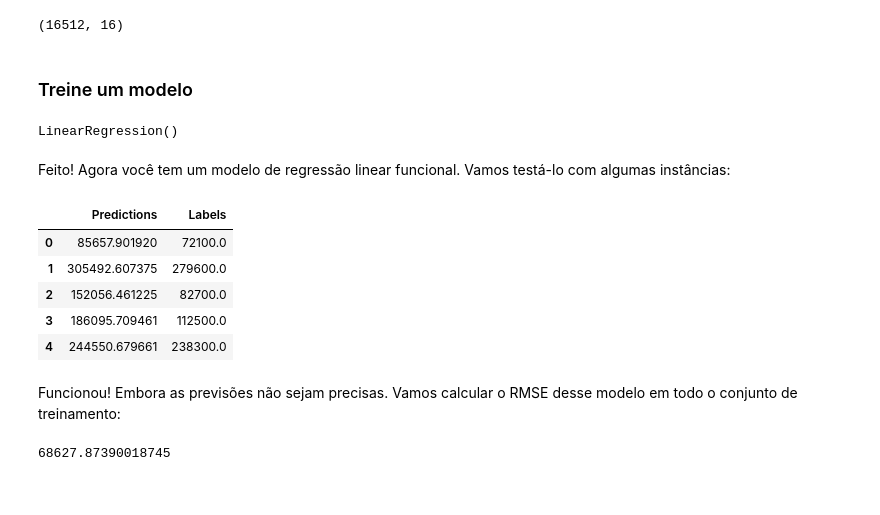
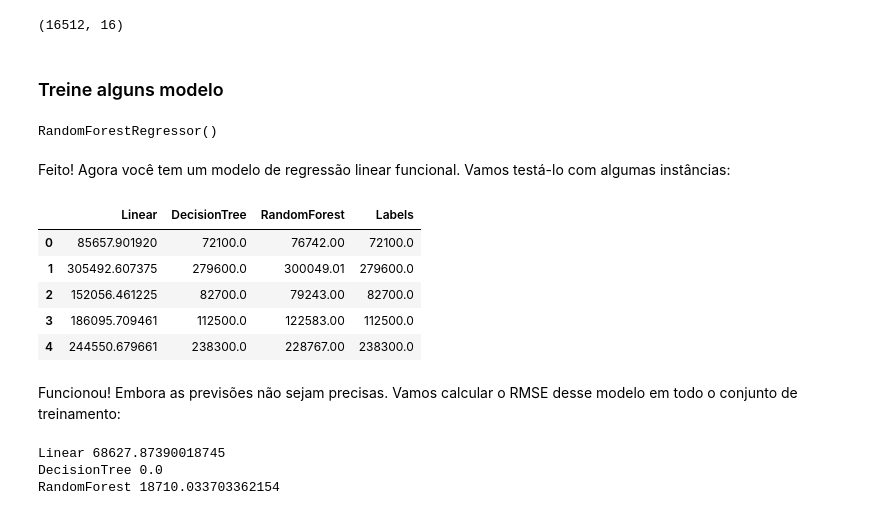
Before and after one commit to ThiagoSegato/livro-apredizado-de-maquina-scikit-learn-keras-tensorflow, a Jupyter notebook: chapter02_analisys1.ipynb, the cells around one changed output. Cells and saved outputs as stored; diff of their text form; code cells hidden in the pictures.

```diff
--- a/chapter02_analisys1.ipynb
+++ b/chapter02_analisys1.ipynb
@@ -189,33 +191,45 @@ dados_preparados.shape
 # %% [output]
 (16512, 16)
 # %% [markdown]
-### Treine um modelo
+### Treine alguns modelo
 # %%
 lin_reg = LinearRegression()
 lin_reg.fit(dados_preparados, dados_rotulos)
+tree_reg = DecisionTreeRegressor()
+tree_reg.fit(dados_preparados, dados_rotulos)
+rforest_reg = RandomForestRegressor()
+rforest_reg.fit(dados_preparados, dados_rotulos)
 # %% [output]
-LinearRegression()
+RandomForestRegressor()
 # %% [markdown]
 Feito! Agora você tem um modelo de regressão linear funcional. Vamos testá-lo com algumas instâncias:
 # %%
 some_data = dados.iloc[:5]
 some_labels = dados_rotulos[:5]
 some_data_prepared = full_pipeline.transform(some_data)
 pd.DataFrame({
-    'Predictions': lin_reg.predict(some_data_prepared),
+    'Linear': lin_reg.predict(some_data_prepared),
+    'DecisionTree': tree_reg.predict(some_data_prepared),
+    'RandomForest': rforest_reg.predict(some_data_prepared),
     'Labels': list(some_labels)
 })
 # %% [output]
-|  | Predictions | Labels |
-| 0 | 85657.901920 | 72100.0 |
-| 1 | 305492.607375 | 279600.0 |
-| 2 | 152056.461225 | 82700.0 |
-| 3 | 186095.709461 | 112500.0 |
-| 4 | 244550.679661 | 238300.0 |
+|  | Linear | DecisionTree | RandomForest | Labels |
+| 0 | 85657.901920 | 72100.0 | 76742.00 | 72100.0 |
+| 1 | 305492.607375 | 279600.0 | 300049.01 | 279600.0 |
+| 2 | 152056.461225 | 82700.0 | 79243.00 | 82700.0 |
+| 3 | 186095.709461 | 112500.0 | 122583.00 | 112500.0 |
+| 4 | 244550.679661 | 238300.0 | 228767.00 | 238300.0 |
 # %% [markdown]
 Funcionou! Embora as previsões não sejam precisas. Vamos calcular o RMSE desse modelo em todo o conjunto de treinamento:
-# %%
-dados_previsoes = lin_reg.predict(dados_preparados)
-mean_squared_error(dados_rotulos, dados_previsoes, squared=False)
-# %% [output]
-68627.87390018745
+# %%
+dados_previsoes = lin_reg.predict(dados_preparados)
+print('Linear', mean_squared_error(dados_rotulos, dados_previsoes, squared=False))
+dados_previsoes = tree_reg.predict(dados_preparados)
+print('DecisionTree', mean_squared_error(dados_rotulos, dados_previsoes, squared=False))
+dados_previsoes = rforest_reg.predict(dados_preparados)
+print('RandomForest', mean_squared_error(dados_rotulos, dados_previsoes, squared=False))
+# %% [output]
+Linear 68627.87390018745
+DecisionTree 0.0
+RandomForest 18710.033703362154
```
Also changed, not shown: parts of 13 cells of this notebook.
